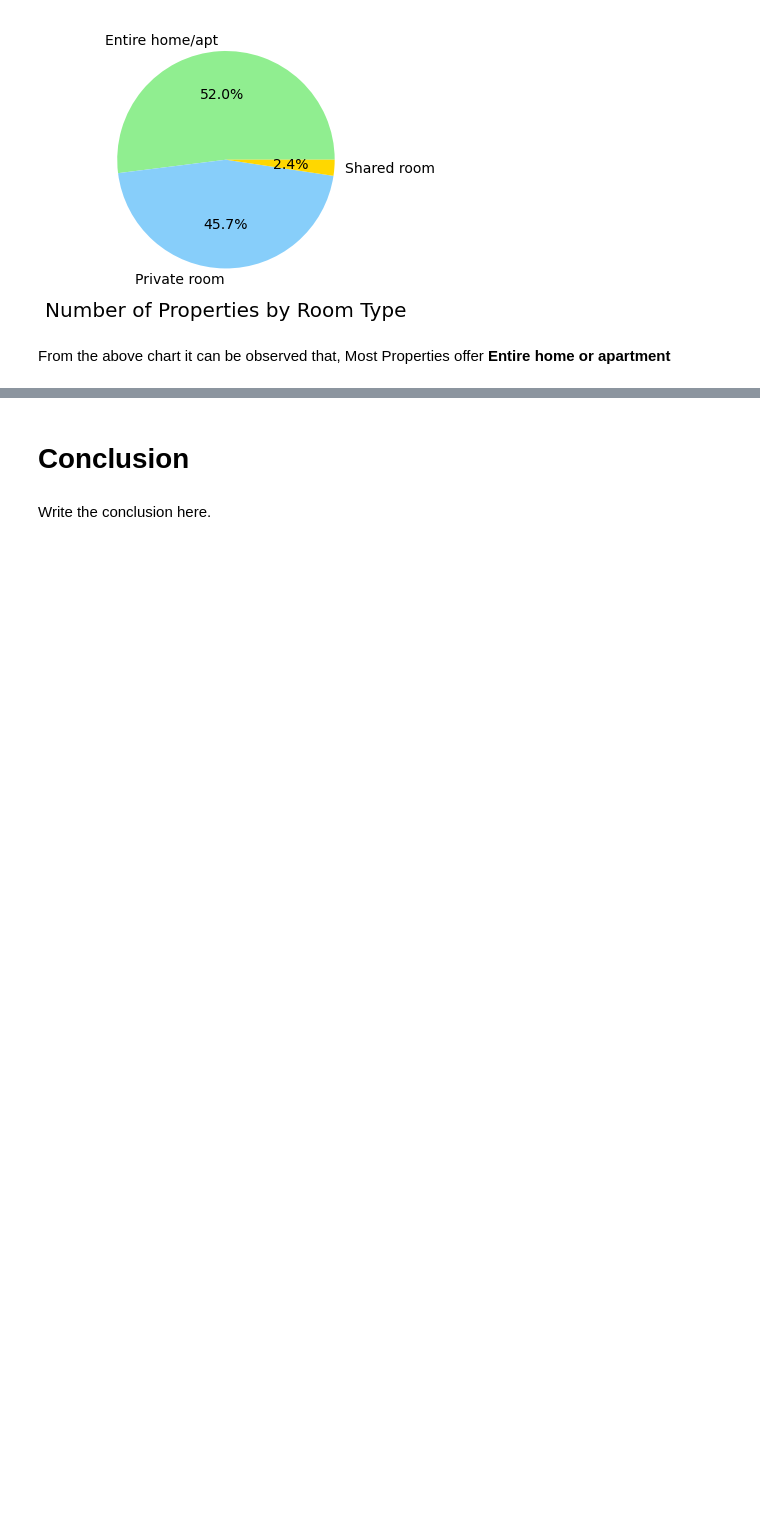
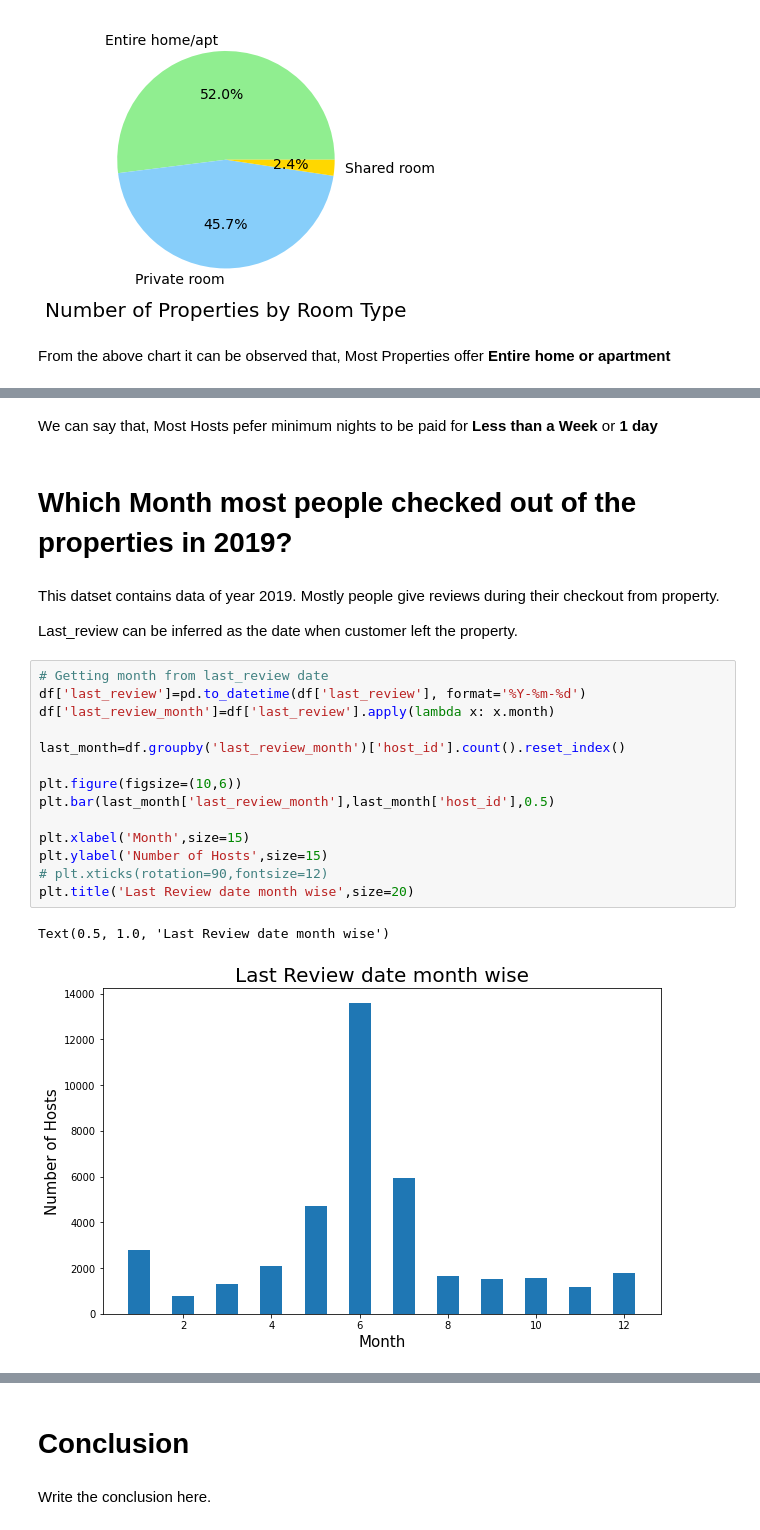
Before and after one commit to ismailali121/Airbnb-EDA-Capstone-Project, a Jupyter notebook: airbnb_booking_analysis_Capstone_Project.ipynb, the cells around one changed output, grey strips where cells are left out. Cells and saved outputs as stored; diff of their text form; blank space fills up the shorter version.

```diff
--- a/airbnb_booking_analysis_Capstone_Project.ipynb
+++ b/airbnb_booking_analysis_Capstone_Project.ipynb
@@ -324,0 +367,25 @@ From the above chart it can be observed that, Most Properties offer **Entire hom
+# %% [markdown]
+We can say that, Most Hosts pefer minimum nights to be paid for **Less than a Week** or **1 day**
+# %% [markdown]
+# **Which Month most people checked out of the properties in 2019?**
+# %% [markdown]
+This datset contains data of year 2019. Mostly people give reviews during their checkout from property.
+
+Last_review can be inferred as the date when customer left the property.
+# %%
+# Getting month from last_review date
+df['last_review']=pd.to_datetime(df['last_review'], format='%Y-%m-%d')
+df['last_review_month']=df['last_review'].apply(lambda x: x.month)
+
+last_month=df.groupby('last_review_month')['host_id'].count().reset_index()
+
+plt.figure(figsize=(10,6))
+plt.bar(last_month['last_review_month'],last_month['host_id'],0.5)
+
+plt.xlabel('Month',size=15)
+plt.ylabel('Number of Hosts',size=15)
+# plt.xticks(rotation=90,fontsize=12)
+plt.title('Last Review date month wise',size=20)
+# %% [output]
+Text(0.5, 1.0, 'Last Review date month wise')
+[figure, added]
```
Also changed, not shown: parts of 11 cells of this notebook.
